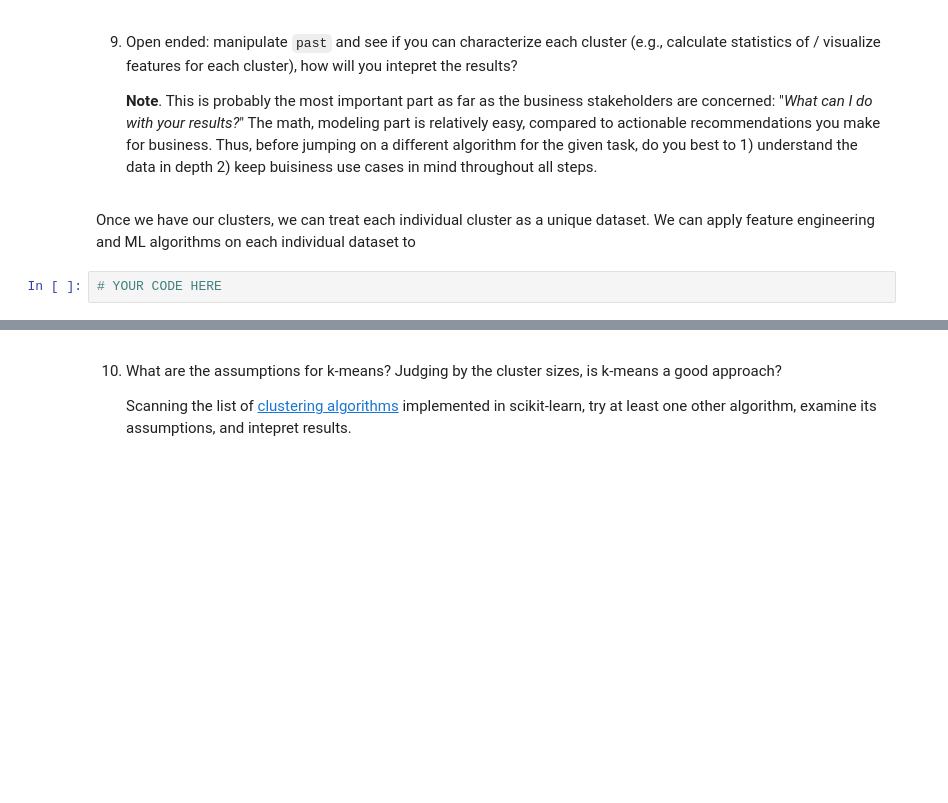
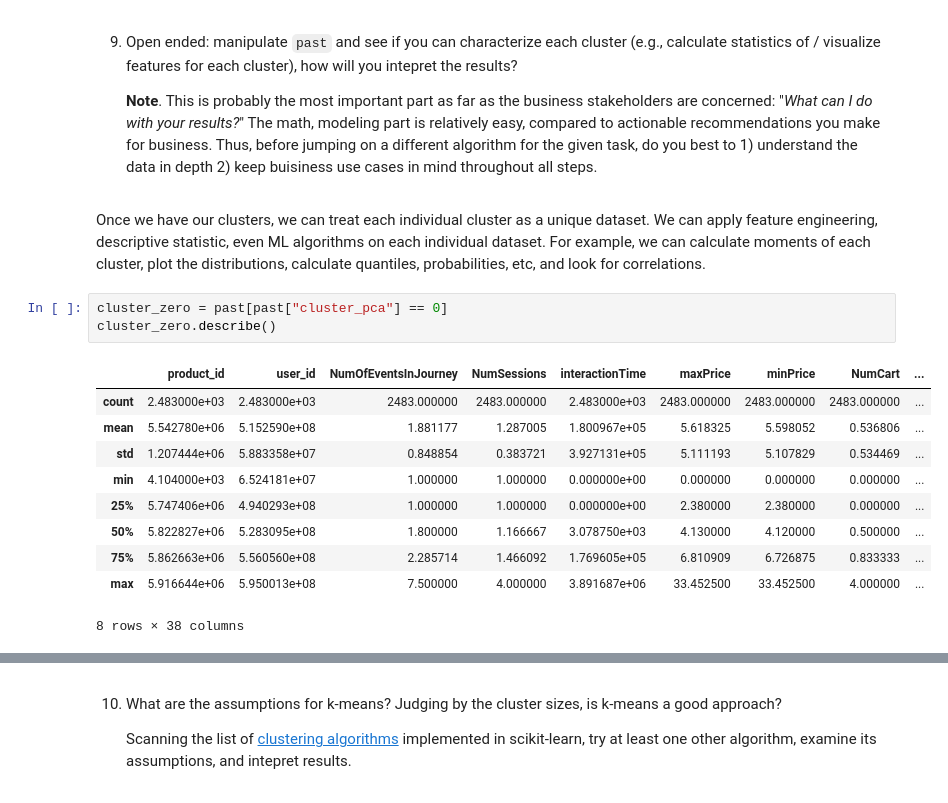
Before and after one commit to happinessbaby/FourthBrain, a Jupyter notebook: assignments/week-08-unsupervised-ml/nb/new-product-launch.ipynb, the cells around one changed output, grey strips where cells are left out. Drawn from its saved outputs; the diff is of its cells as text; blank space fills up the shorter version.

```diff
--- a/assignments/week-08-unsupervised-ml/nb/new-product-launch.ipynb
+++ b/assignments/week-08-unsupervised-ml/nb/new-product-launch.ipynb
@@ -283,6 +306,18 @@ past.head(10)
 
     **Note**. This is probably the most important part as far as the business stakeholders are concerned: "*What can I do with your results?*" The math, modeling part is relatively easy, compared to actionable recommendations you make for business. Thus, before jumping on a different algorithm for the given task, do you best to 1) understand the data in depth 2) keep buisiness use cases in mind throughout all steps.
 # %% [markdown]
- Once we have our clusters, we can treat each individual cluster as a unique dataset. We can apply feature engineering and ML algorithms on each individual dataset to
+ Once we have our clusters, we can treat each individual cluster as a unique dataset. We can apply feature engineering, descriptive statistic, even ML algorithms on each individual dataset. For example, we can calculate moments of each cluster, plot the distributions, calculate quantiles, probabilities, etc, and look for correlations.
 # %%
-# YOUR CODE HERE
+cluster_zero = past[past["cluster_pca"] == 0]
+cluster_zero.describe()
+# %% [output]
+|  | product_id | user_id | NumOfEventsInJourney | NumSessions | interactionTime | maxPrice | minPrice | NumCart | ... |
+| count | 2.483000e+03 | 2.483000e+03 | 2483.000000 | 2483.000000 | 2.483000e+03 | 2483.000000 | 2483.000000 | 2483.000000 | ... |
+| mean | 5.542780e+06 | 5.152590e+08 | 1.881177 | 1.287005 | 1.800967e+05 | 5.618325 | 5.598052 | 0.536806 | ... |
+| std | 1.207444e+06 | 5.883358e+07 | 0.848854 | 0.383721 | 3.927131e+05 | 5.111193 | 5.107829 | 0.534469 | ... |
+| min | 4.104000e+03 | 6.524181e+07 | 1.000000 | 1.000000 | 0.000000e+00 | 0.000000 | 0.000000 | 0.000000 | ... |
+| 25% | 5.747406e+06 | 4.940293e+08 | 1.000000 | 1.000000 | 0.000000e+00 | 2.380000 | 2.380000 | 0.000000 | ... |
+| 50% | 5.822827e+06 | 5.283095e+08 | 1.800000 | 1.166667 | 3.078750e+03 | 4.130000 | 4.120000 | 0.500000 | ... |
+| 75% | 5.862663e+06 | 5.560560e+08 | 2.285714 | 1.466092 | 1.769605e+05 | 6.810909 | 6.726875 | 0.833333 | ... |
+| max | 5.916644e+06 | 5.950013e+08 | 7.500000 | 4.000000 | 3.891687e+06 | 33.452500 | 33.452500 | 4.000000 | ... |
+8 rows × 38 columns
```
Also changed, not shown: parts of 32 cells of this notebook, 1 other file.
